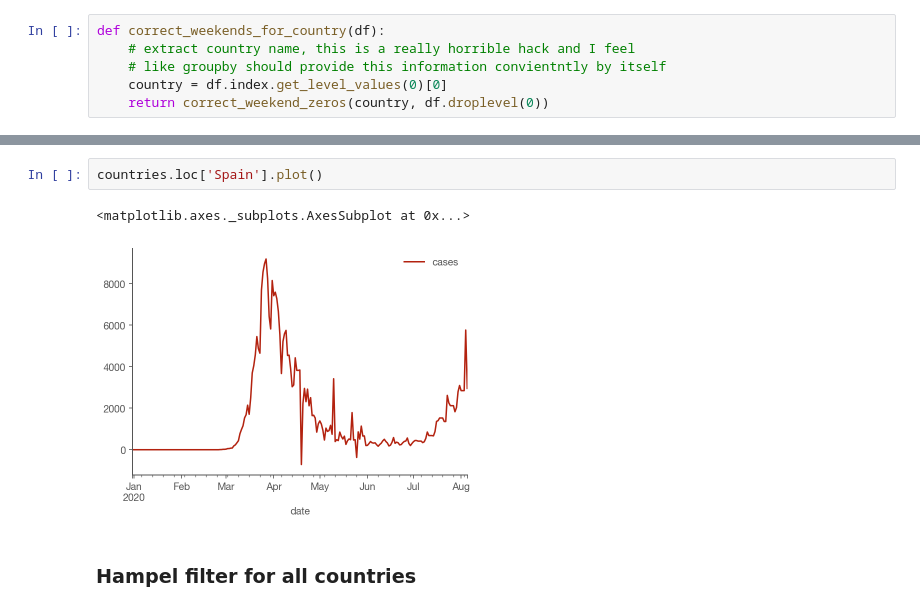
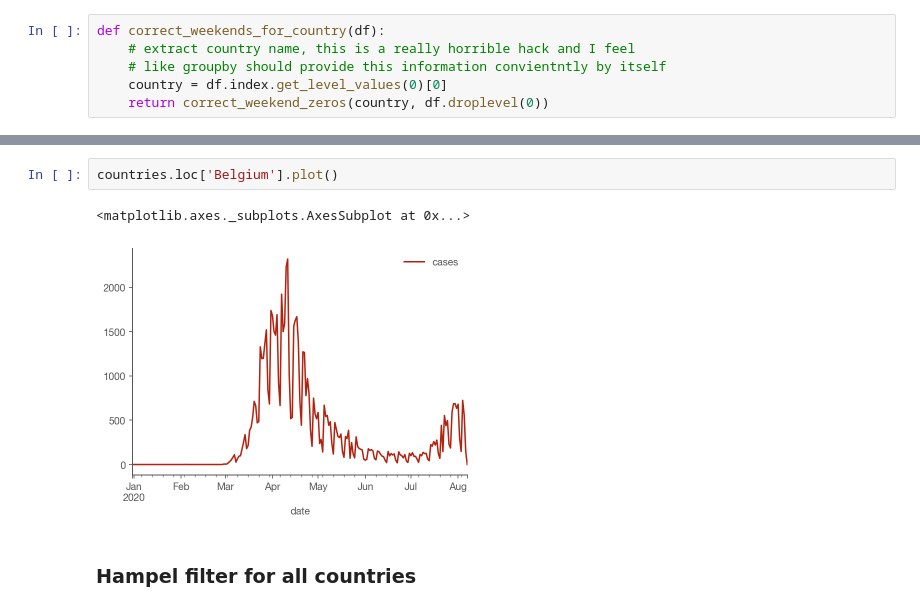
Before and after one commit to gkossakowski/covid-19, a Jupyter notebook: Realtime Rt mcmc.ipynb, the cells around one changed output, grey strips where cells are left out. Drawn from its saved outputs; the diff is of its cells as text.

```diff
--- a/Realtime Rt mcmc.ipynb
+++ b/Realtime Rt mcmc.ipynb
@@ -161,10 +161,10 @@ countries['cases'] = countries.groupby('country')['cases'].transform(correct_wee
 [Switzerland] Correcting weekends marked by these proceeding Mondays or Tuesdays: ['2020-06-23']
 [United_Kingdom] Correcting weekends marked by these proceeding Mondays or Tuesdays: ['2020-02-10']
 # %%
-countries.loc['Spain'].plot()
+countries.loc['Belgium'].plot()
 # %% [output]
 <matplotlib.axes._subplots.AxesSubplot at 0x...>
-[figure, old version]
+[figure, new version]
 # %% [markdown]
 ### Hampel filter for all countries
 # %%
```
Also changed, not shown: parts of 13 cells of this notebook, 2 other files.
